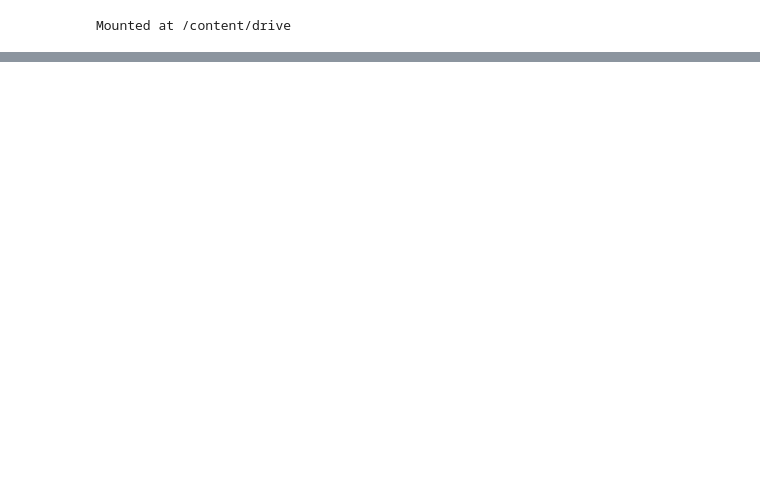
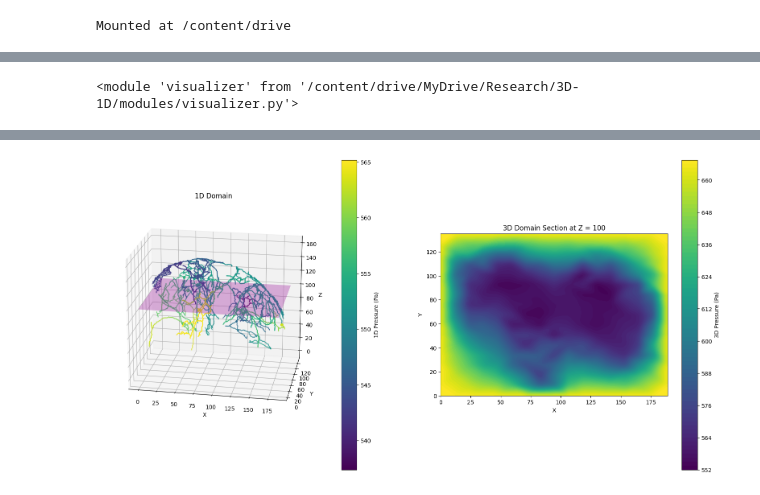
Before and after one commit to isosafrasaurus/3D-1D, a Jupyter notebook: 3D1D.ipynb, the cells around one changed output, grey strips where cells are left out. Drawn from its saved outputs; the diff is of its cells as text; code cells hidden in the pictures; blank space fills up the shorter version.

Commit message:
updated visualization

```diff
--- a/3D1D.ipynb
+++ b/3D1D.ipynb
@@ -174,7 +198,7 @@ def read_vtk(file_path):
 
     return G
 
-# file_path = WD_PATH + '/data/vtk/sortedDomain.vtk'
-file_path = WD_PATH + '/oncopigReferenceData/ZPAF23S018/20230531/vesselNetwork_upDated.vtk'
+file_path = WD_PATH + '/data/vtk/sortedDomain.vtk'
+# file_path = WD_PATH + '/oncopigReferenceData/ZPAF23S018/20230531/vesselNetwork_upDated.vtk'
 G = read_vtk(file_path)
 # %%
@@ -219,14 +243,17 @@ P_in = 100 #mmHg
 
 test = FEMSensitivity.FEMSensitivity(
   G,
-  kappa = 10.0,
+  kappa = 1.0,
   alpha = k / mu_o,
-  beta = 0.9 * (k / mu_o),
-  gamma = 0.05,
+  beta = 6.0e4 * (k / mu_o),
+  gamma = 0.2,
   del_Omega = P_cvp * 133.322, # Pa
   P_infty = P_in * 133.322 # Pa
 )
+# %%
+importlib.reload(visualizer)
+# %% [output]
+<module 'visualizer' from '/content/drive/MyDrive/Research/3D-1D/modules/visualizer.py'>
 # %%
-visualizer.visualize_scatter(test.Lambda, test.uh1d)
-visualizer.visualize_contour(test.Omega, test.uh3d)
+visualizer.visualize(test.Lambda, test.uh1d, mesh3d=test.Omega, sol3d=test.uh3d, elev=20, azim=-80, z_level=100)
 # %% [output]
@@ -234,0 +260 @@ visualizer.visualize_contour(test.Omega, test.uh3d)
+[figure, added]
```
Also changed, not shown: parts of 6 cells of this notebook.
